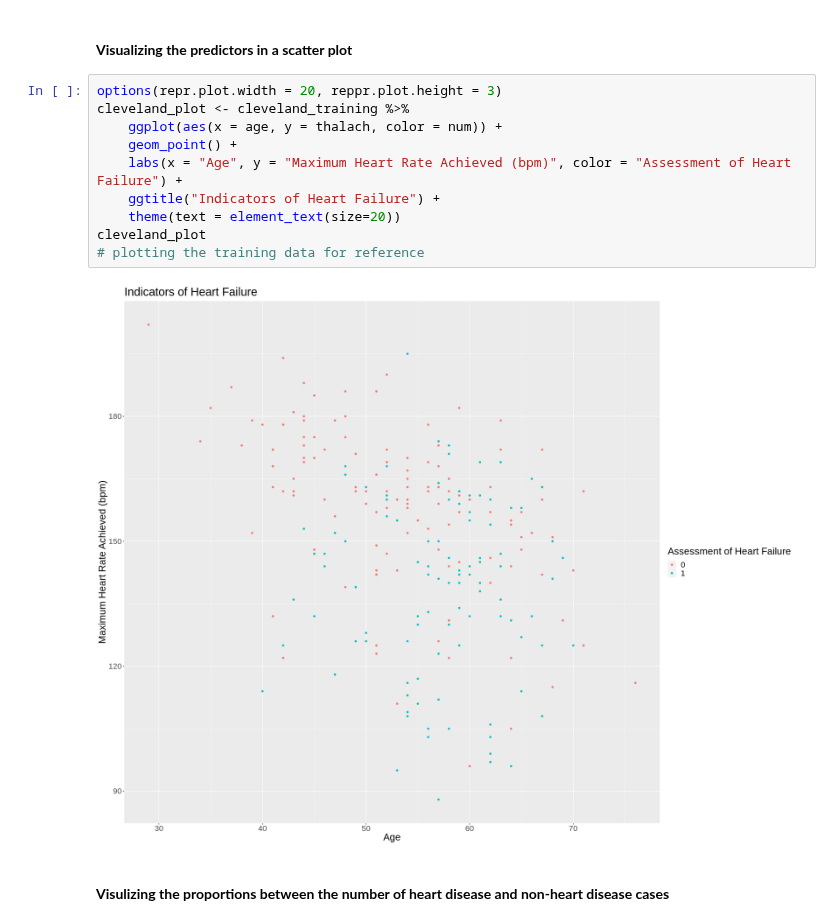
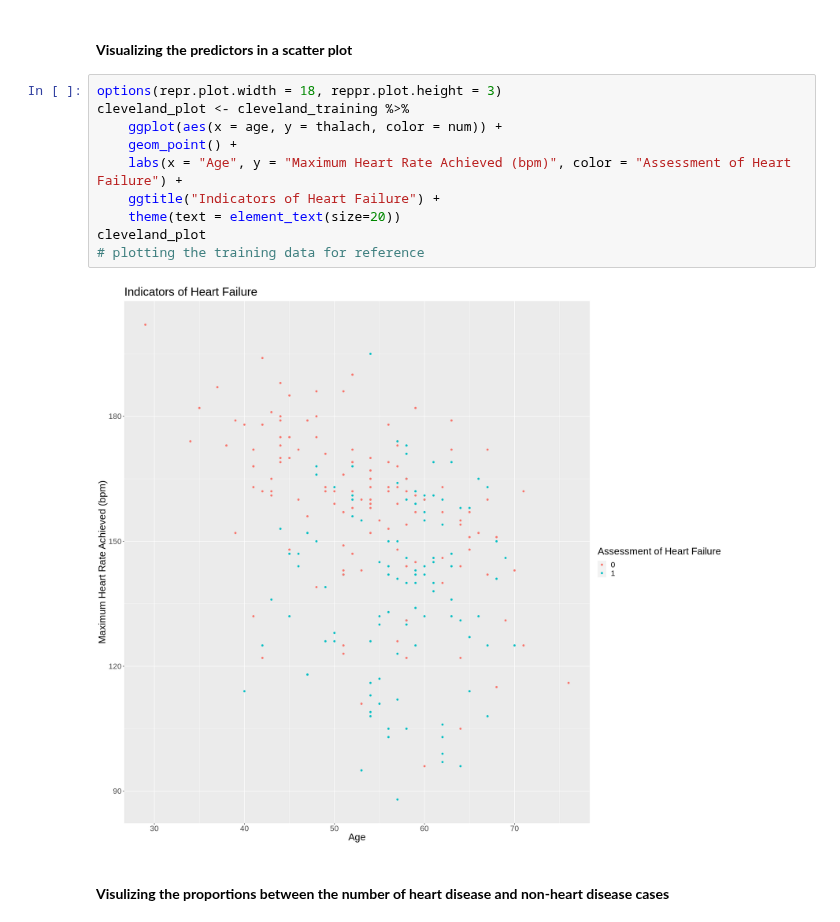
Before and after one commit to yun-sky/Heart-Failure-Report, a Jupyter notebook: Report.ipynb, the cells around one changed output. Drawn from its saved outputs; the diff is of its cells as text.

```diff
--- a/Report.ipynb
+++ b/Report.ipynb
@@ -216,17 +216,17 @@ A tibble: 228 × 3
 <br>
 <b>Visualizing the predictors in a scatter plot</b>
 # %%
-options(repr.plot.width = 20, reppr.plot.height = 3)
+options(repr.plot.width = 18, reppr.plot.height = 3)
 cleveland_plot <- cleveland_training %>%
     ggplot(aes(x = age, y = thalach, color = num)) +
     geom_point() +
     labs(x = "Age", y = "Maximum Heart Rate Achieved (bpm)", color = "Assessment of Heart Failure") +
     ggtitle("Indicators of Heart Failure") +
     theme(text = element_text(size=20))
 cleveland_plot
 # plotting the training data for reference
 # %% [output]
-[figure, old version]
+[figure, new version]
 # %% [markdown]
 <br>
 <b>Visulizing the proportions between the number of heart disease and non-heart disease cases</b>
```
